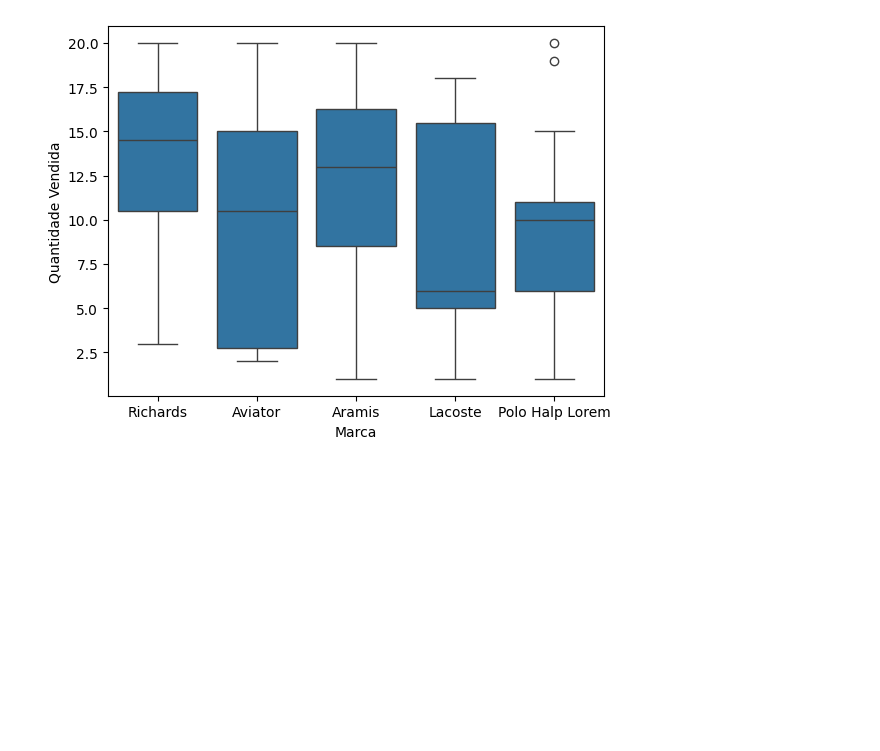
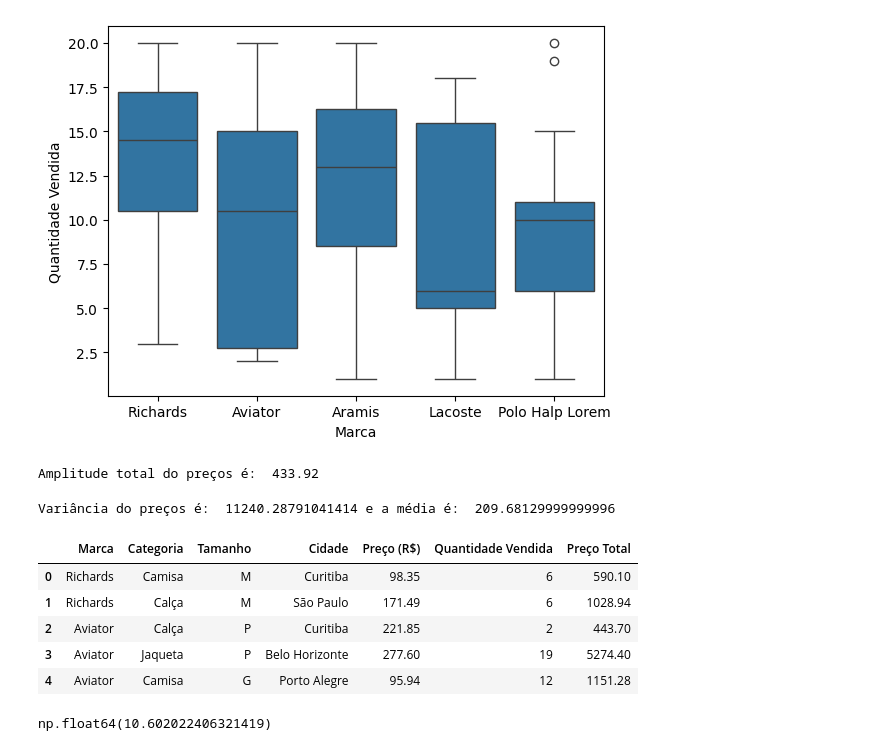
Before and after one commit to ArymanReis/tests_and_training, a Jupyter notebook: fundamentos_de_estatistica/fundamentos_de_estatistica.ipynb, the cells around one changed output. Cells and saved outputs as stored; diff of their text form; code cells hidden in the pictures; blank space fills up the shorter version.

```diff
--- a/fundamentos_de_estatistica/fundamentos_de_estatistica.ipynb
+++ b/fundamentos_de_estatistica/fundamentos_de_estatistica.ipynb
@@ -196,3 +179,36 @@ sns.boxplot(
 plt.show()
 # %% [output]
 [figure]
+# %%
+amplitude_total = dataframe['Preço (R$)'].max() - dataframe['Preço (R$)'].min()
+
+print('Amplitude total do preços é: ', amplitude_total)
+# %% [output]
+Amplitude total do preços é:  433.92
+# %%
+variancia = dataframe['Preço (R$)'].var()
+media = dataframe['Preço (R$)'].mean()
+
+
+print('Variância do preços é: ', variancia, 'e a média é: ', media)
+# %% [output]
+Variância do preços é:  11240.28791041414 e a média é:  209.68129999999996
+# %%
+dataframe.head()
+# %% [output]
+|  | Marca | Categoria | Tamanho | Cidade | Preço (R$) | Quantidade Vendida | Preço Total |
+| 0 | Richards | Camisa | M | Curitiba | 98.35 | 6 | 590.10 |
+| 1 | Richards | Calça | M | São Paulo | 171.49 | 6 | 1028.94 |
+| 2 | Aviator | Calça | P | Curitiba | 221.85 | 2 | 443.70 |
+| 3 | Aviator | Jaqueta | P | Belo Horizonte | 277.60 | 19 | 5274.40 |
+| 4 | Aviator | Camisa | G | Porto Alegre | 95.94 | 12 | 1151.28 |
+# %%
+desvio_padrao_preço = np.std(dataframe['Preço (R$)'], ddof = 1)
+
+tam_amostra = len(dataframe['Preço (R$)'])
+
+erro_padrao_media = desvio_padrao_preço / np.sqrt(tam_amostra)
+
+erro_padrao_media
+# %% [output]
+np.float64(10.602022406321419)
```
Also changed, not shown: parts of 1 cell of this notebook, 1 other file.
